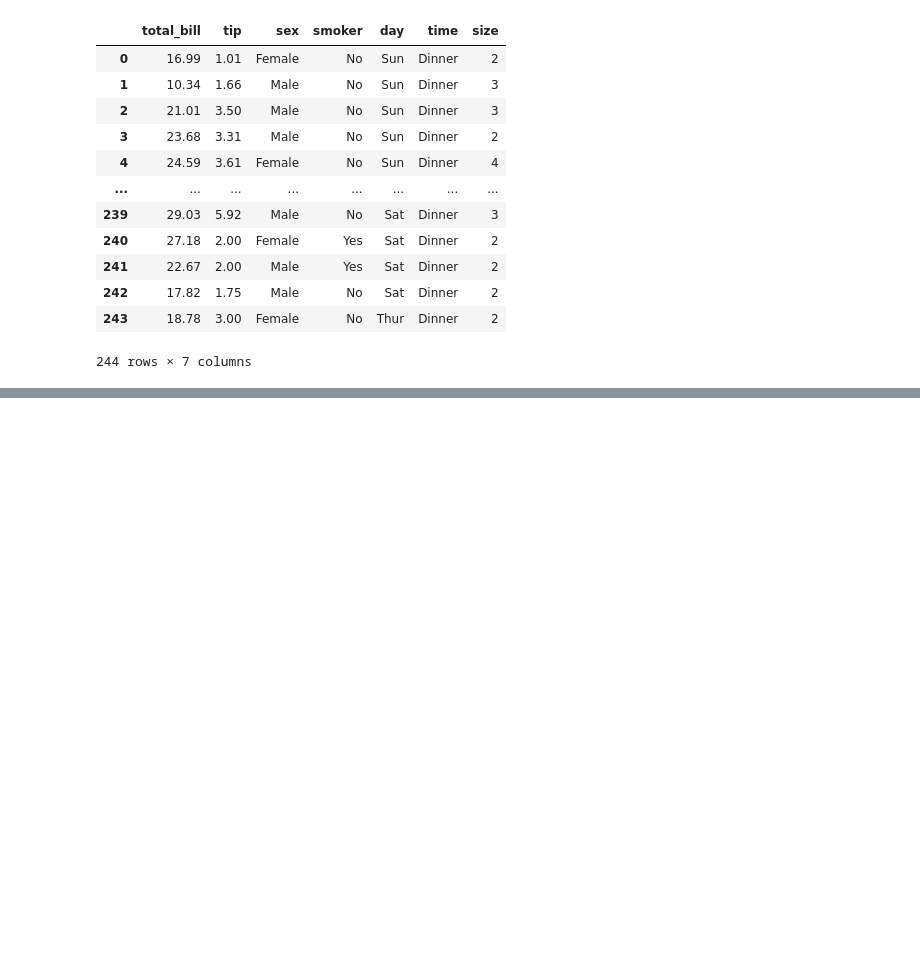
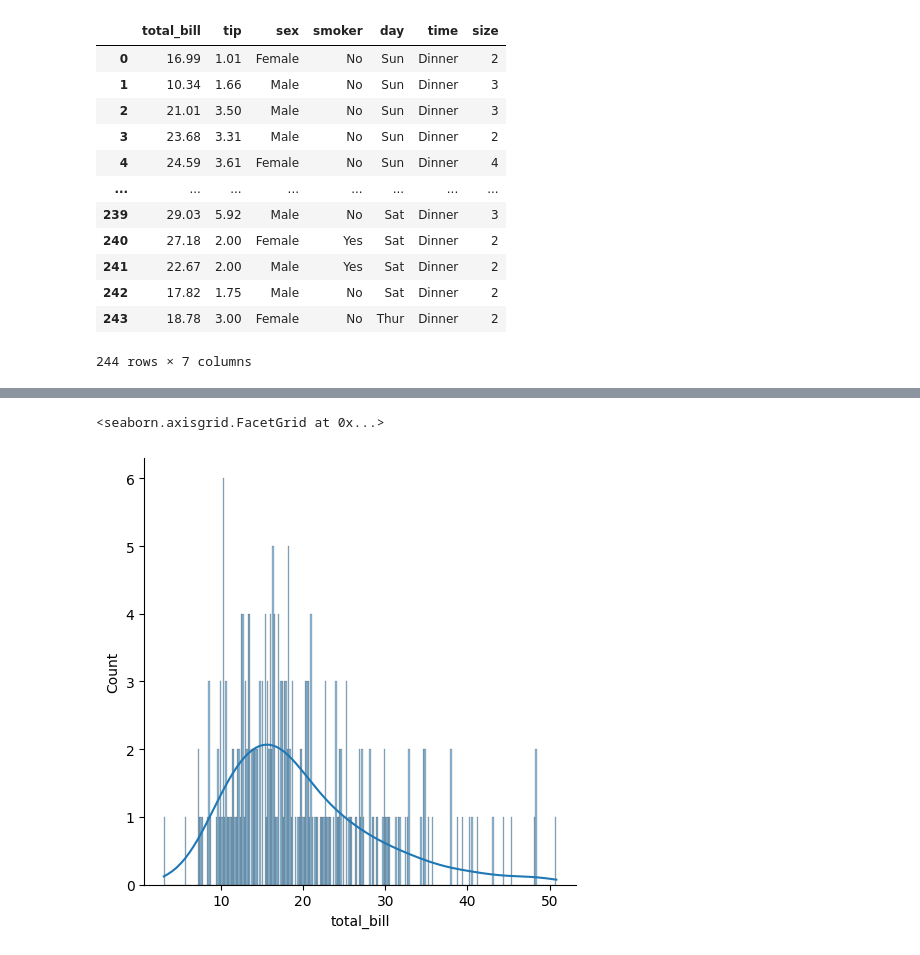
Before and after one commit to ludiemert/Advanced_Data_Visualization_Seaborn, a Jupyter notebook: 4_Advanced_Data_Visualization_Seaborn/Seaborn.ipynb, the cells around one changed output, grey strips where cells are left out. Cells and saved outputs as stored; diff of their text form; code cells hidden in the pictures; blank space fills up the shorter version.

Commit message:
add new comand project grafic

```diff
--- a/4_Advanced_Data_Visualization_Seaborn/Seaborn.ipynb
+++ b/4_Advanced_Data_Visualization_Seaborn/Seaborn.ipynb
@@ -30,0 +52,6 @@ tips # conjunto de dados de um restaurante
+# %%
+# definir qtas subdivisoes eu quero no grafico
+sns.displot(tips['total_bill'], kde=True, bins=300) # atualimente tem umas 10
+# %% [output]
+<seaborn.axisgrid.FacetGrid at 0x...>
+[figure, added]
```
Also changed, not shown: parts of 11 cells of this notebook.
